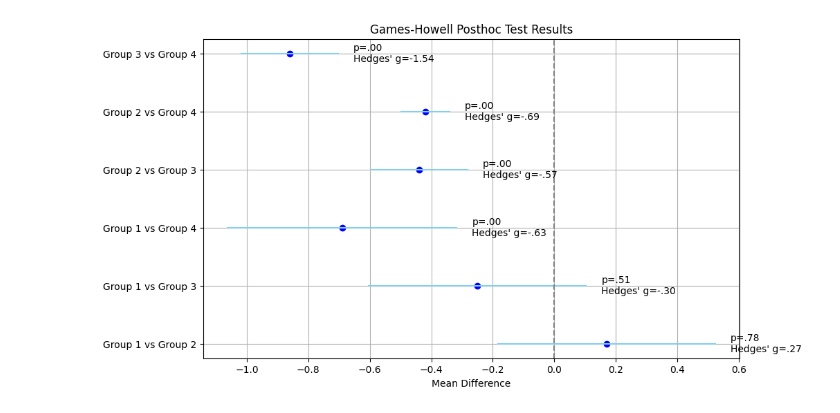
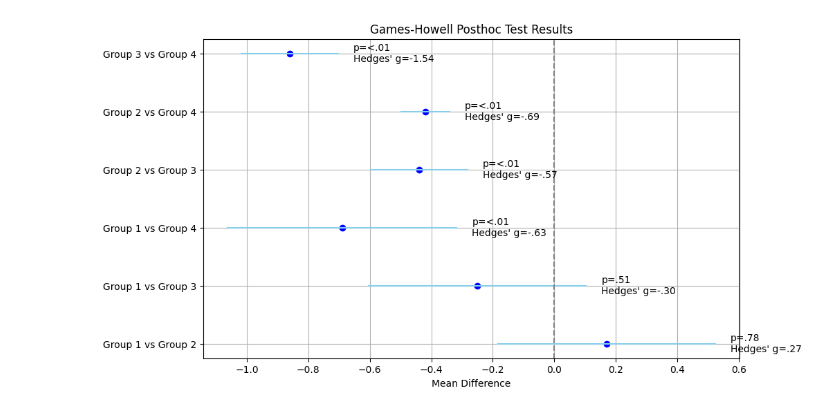
Before and after one commit to Vakhranev/MDB, a Jupyter notebook: Графики.ipynb, the cells around one changed output. Cells and saved outputs as stored; diff of their text form; code cells hidden in the pictures.

```diff
--- a/Графики.ipynb
+++ b/Графики.ipynb
@@ -3,32 +3,32 @@
 # %%
 import matplotlib.pyplot as plt
 import numpy as np
 
 # Data for plotting
 groups = ["Group 1 vs Group 2", "Group 1 vs Group 3", "Group 1 vs Group 4", "Group 2 vs Group 3", "Group 2 vs Group 4", "Group 3 vs Group 4"]
 mean_diff = [0.17, -0.25, -0.69, -0.44, -0.42, -0.86]
 se = [0.18, 0.18, 0.19, 0.08, 0.04, 0.08]
-p_values = ['.78', '.51', '.00', '.00', '.00', '.00']
+p_values = ['.78', '.51', '<.01', '<.01', '<.01', '<.01']
 hedges_g = ['.27', '-.30', '-.63', '-.57', '-.69', '-1.54']
 
 # Calculating the confidence intervals for the mean differences
 # Assuming a 95% confidence interval, z-score is approximately 1.96 for a two-tailed test
 z_score = 1.96
 conf_intervals = [(md - z_score * s, md + z_score * s) for md, s in zip(mean_diff, se)]
 
 # Plotting
 plt.figure(figsize=(10, 6))
 for i, (group, ci, p, h) in enumerate(zip(groups, conf_intervals, p_values, hedges_g)):
     plt.plot(ci, [i, i], color="skyblue")
     plt.scatter(mean_diff[i], i, color="blue")
     plt.text(ci[1] + 0.05, i, f"p={p}\nHedges' g={h}", va='center')
 
 # Aesthetic elements
 plt.yticks(range(len(groups)), groups)
 plt.axvline(0, color='grey', linestyle='--')
 plt.xlabel("Mean Difference")
 plt.title("Games-Howell Posthoc Test Results")
 plt.grid(True)
 plt.show()
 # %% [output]
-[figure, old version]
+[figure, new version]
```
Also changed, not shown: parts of 8 cells of this notebook.
